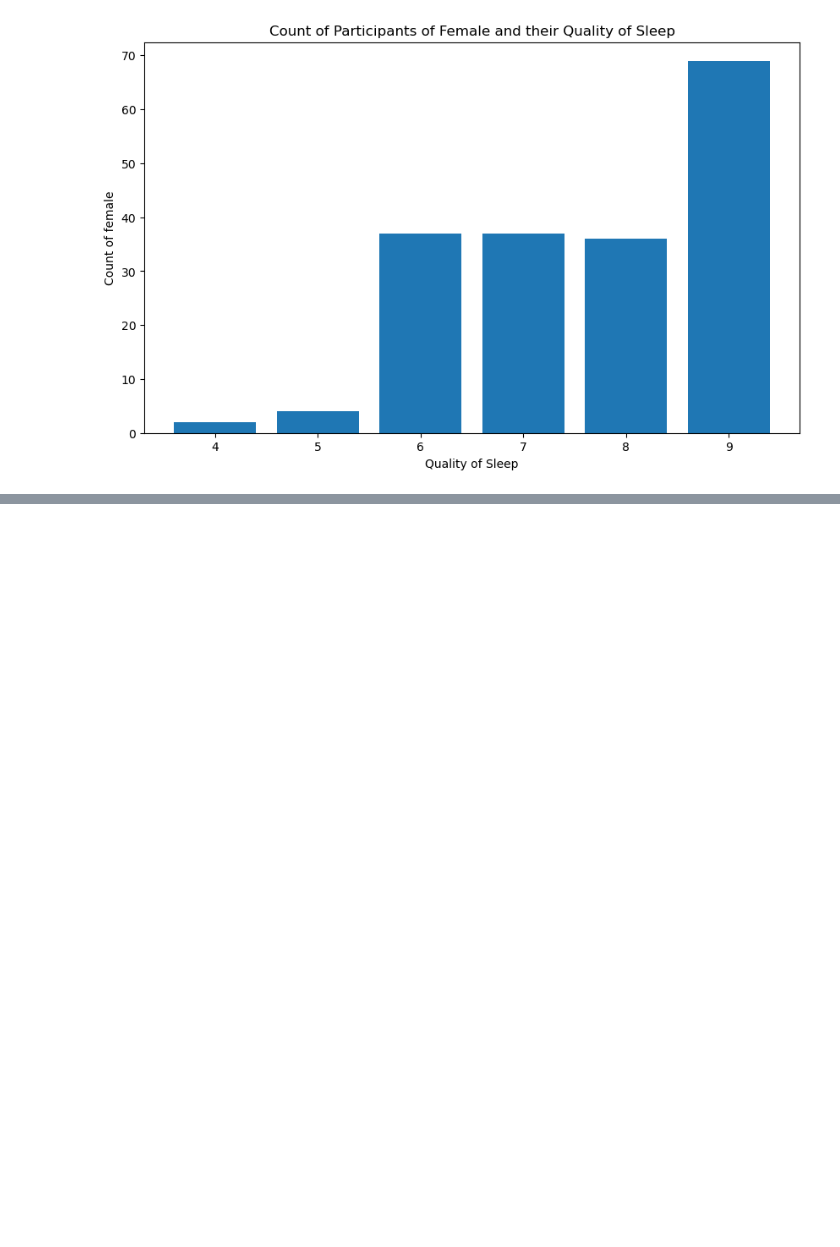
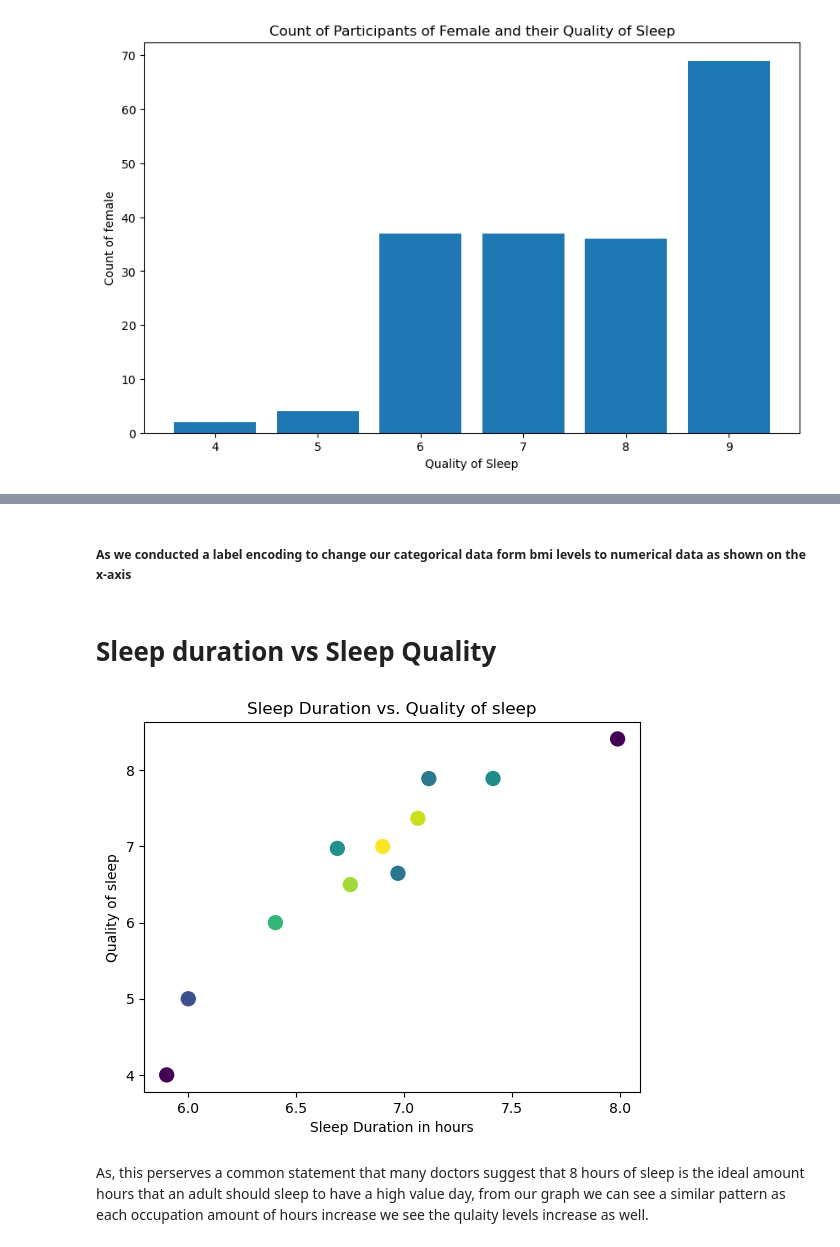
Before and after one commit to EverC0/DataProj, a Jupyter notebook: data_practice.ipynb, the cells around one changed output, grey strips where cells are left out. Drawn from its saved outputs; the diff is of its cells as text; code cells hidden in the pictures; blank space fills up the shorter version.

```diff
--- a/data_practice.ipynb
+++ b/data_practice.ipynb
@@ -234,0 +369,26 @@ plt.show()
+# %% [markdown]
+##### As we conducted a label encoding to change our categorical data form bmi levels to numerical data as shown on the x-axis
+# %% [markdown]
+# Sleep duration vs Sleep Quality
+# %%
+occup_avg = New_df.groupby("Occupation").mean("Sleep Duration")
+
+temp = occup_avg["Sleep Duration"]
+qual = occup_avg["Quality of Sleep"]
+
+ts = np.vstack([temp,qual])
+z = sci.stats.gaussian_kde(ts)(ts)
+
+fig, plot = plt.subplots()
+
+plt.title("Sleep Duration vs. Quality of sleep")
+plt.xlabel("Sleep Duration in hours")
+plt.ylabel("Quality of sleep")
+
+plot.scatter(temp, qual, c=z, s=100)
+
+plt.show()
+# %% [output]
+[figure, added]
+# %% [markdown]
+As, this perserves a common statement that many doctors suggest that 8 hours of sleep is the ideal amount hours that an adult should sleep to have a high value day, from our graph we can see a similar pattern as each occupation amount of hours increase we see the qulaity levels increase as well.
```
Also changed, not shown: parts of 24 cells of this notebook, 1 other file.
